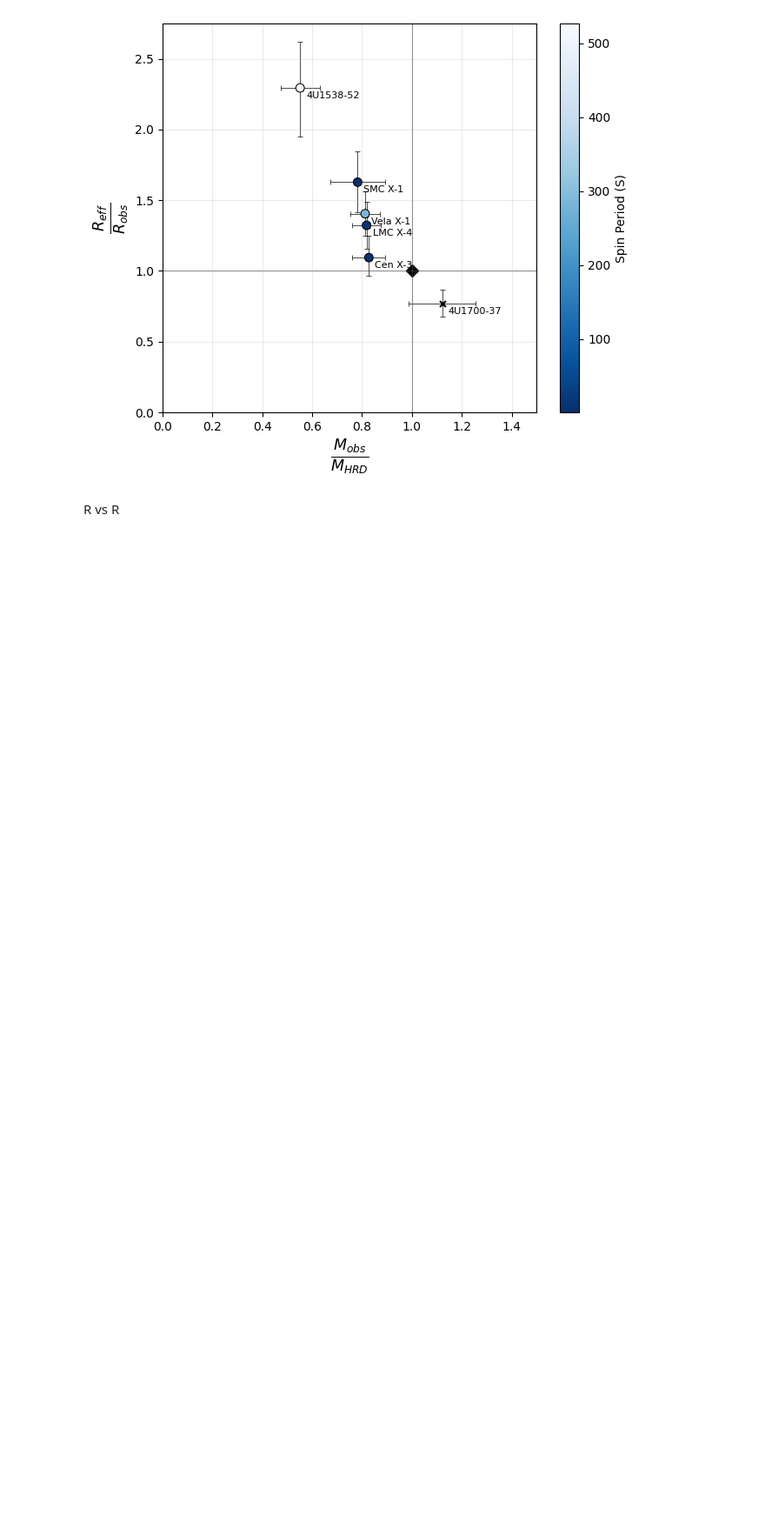
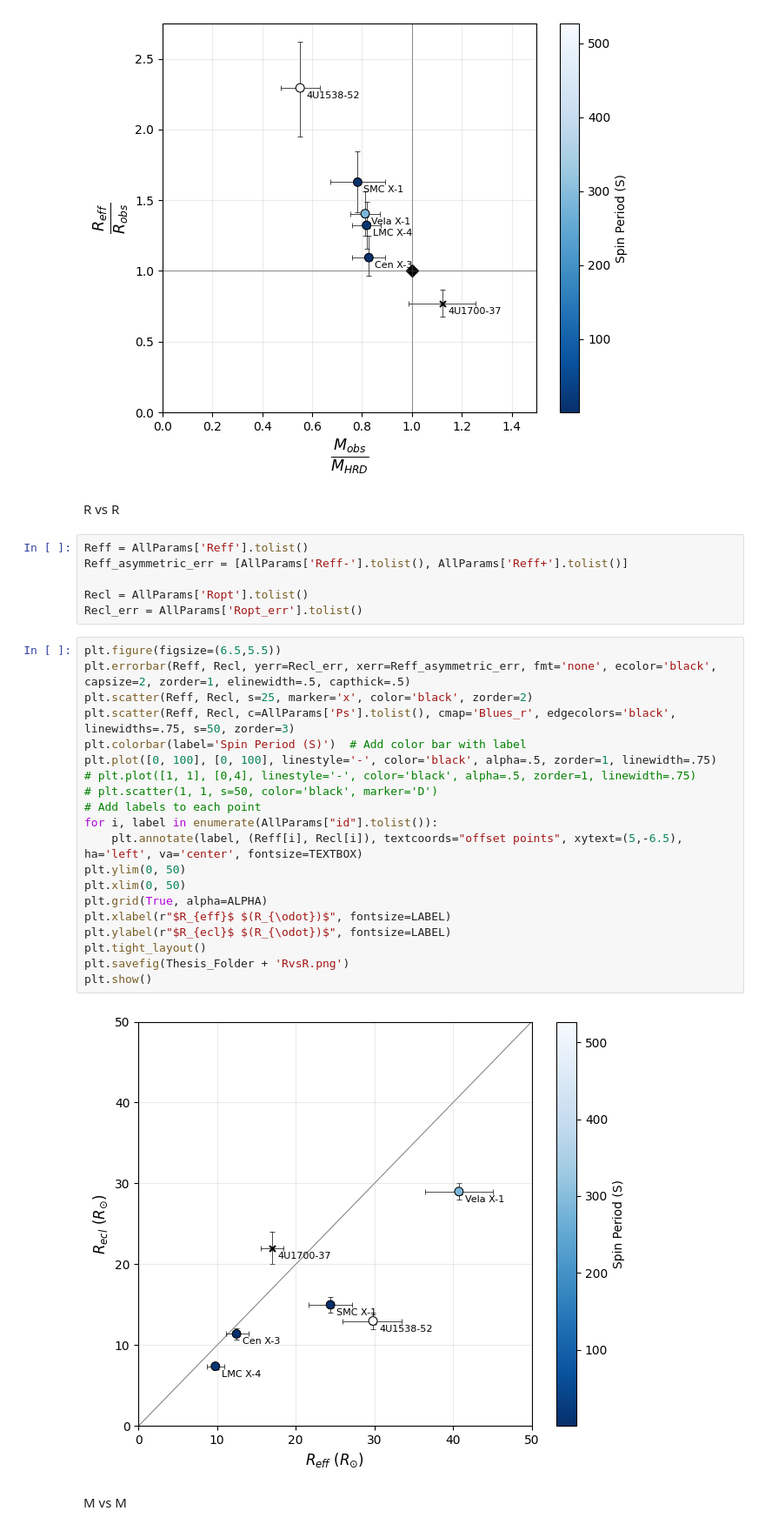
Before and after one commit to LvV210/MasterProject, a Jupyter notebook: ThesisPlots.ipynb, the cells around one changed output. Shown at 87% size. Cells and saved outputs as stored; diff of their text form; blank space fills up the shorter version.

Commit message:
New tables and plots for thesis

```diff
--- a/ThesisPlots.ipynb
+++ b/ThesisPlots.ipynb
@@ -474,3 +474,33 @@ plt.show()
 [figure]
 # %% [markdown]
 R vs R
+# %%
+Reff = AllParams['Reff'].tolist()
+Reff_asymmetric_err = [AllParams['Reff-'].tolist(), AllParams['Reff+'].tolist()]
+
+Recl = AllParams['Ropt'].tolist()
+Recl_err = AllParams['Ropt_err'].tolist()
+# %%
+plt.figure(figsize=(6.5,5.5))
+plt.errorbar(Reff, Recl, yerr=Recl_err, xerr=Reff_asymmetric_err, fmt='none', ecolor='black', capsize=2, zorder=1, elinewidth=.5, capthick=.5)
+plt.scatter(Reff, Recl, s=25, marker='x', color='black', zorder=2)
+plt.scatter(Reff, Recl, c=AllParams['Ps'].tolist(), cmap='Blues_r', edgecolors='black', linewidths=.75, s=50, zorder=3)
+plt.colorbar(label='Spin Period (S)')  # Add color bar with label
+plt.plot([0, 100], [0, 100], linestyle='-', color='black', alpha=.5, zorder=1, linewidth=.75)
+# plt.plot([1, 1], [0,4], linestyle='-', color='black', alpha=.5, zorder=1, linewidth=.75)
+# plt.scatter(1, 1, s=50, color='black', marker='D')
+# Add labels to each point
+for i, label in enumerate(AllParams["id"].tolist()):
+    plt.annotate(label, (Reff[i], Recl[i]), textcoords="offset points", xytext=(5,-6.5), ha='left', va='center', fontsize=TEXTBOX)
+plt.ylim(0, 50)
+plt.xlim(0, 50)
+plt.grid(True, alpha=ALPHA)
+plt.xlabel(r"$R_{eff}$ $(R_{\odot})$", fontsize=LABEL)
+plt.ylabel(r"$R_{ecl}$ $(R_{\odot})$", fontsize=LABEL)
+plt.tight_layout()
+plt.savefig(Thesis_Folder + 'RvsR.png')
+plt.show()
+# %% [output]
+[figure, added]
+# %% [markdown]
+M vs M
```
Also changed, not shown: parts of 4 cells of this notebook, 8 other files.
